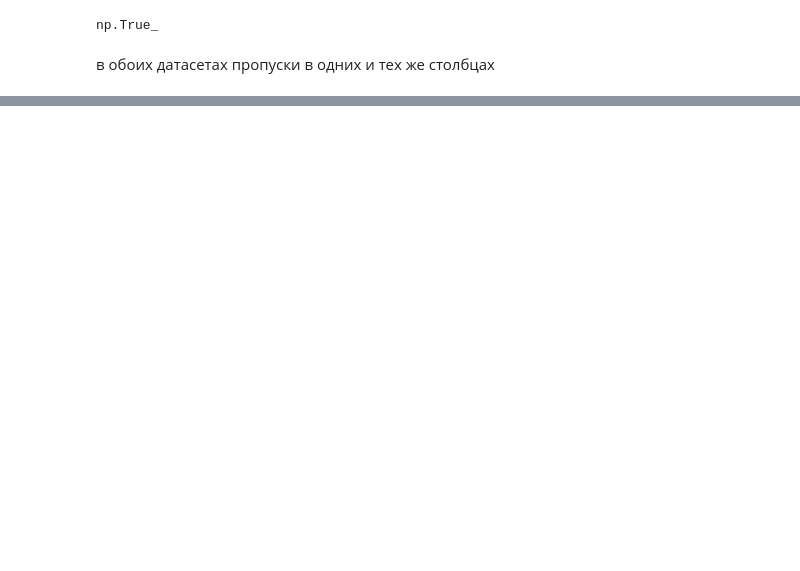
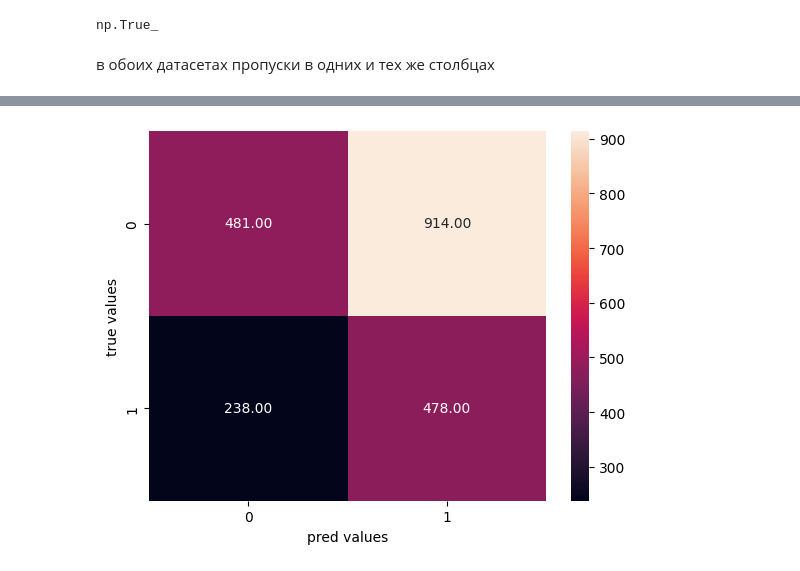
Before and after one commit to LUDVIG-BAISER/workshop, a Jupyter notebook: workshop.ipynb, the cells around one changed output, grey strips where cells are left out. Saved outputs shown, nothing was run; the diff lists cells and outputs as text; code cells hidden in the pictures; blank space fills up the shorter version.

```diff
--- a/workshop.ipynb
+++ b/workshop.ipynb
@@ -365,0 +322,2 @@ len(df_train.columns)
+# %%
+X_train, X_test, y_train, y_test = train_test_split(X,y, test_size=TEST_SIZE, random_state=RANDOM_STATE)
@@ -365,0 +368,30 @@ len(df_train.columns)
+# %%
+scoring = make_scorer(recall_score)
+
+# Параметры для перебора
+param_grid = [
+    {
+        'model': [CatBoostClassifier(verbose=0, task_type='GPU', class_weights=[1.0, 1.8])],
+        'model__iterations': [50],
+        'model__learning_rate': [0.01, 0.1],
+        'model__depth': [4, 6],
+        'model__l2_leaf_reg': [1, 3],
+        'model__border_count': [32, 64],
+    }
+]
+
+
+r_search = RandomizedSearchCV(
+pipe,
+param_distributions=param_grid,
+n_iter=10,
+scoring=scoring,
+refit=True,
+verbose=3,
+cv=5,
+random_state=RANDOM_STATE,
+n_jobs=1)
+# %%
+%%time
+# Обучение
+r_search.fit(X_train, y_train)
@@ -365,0 +433,3 @@ len(df_train.columns)
+# %%
+y_proba = r_search.predict_proba(X_test)[:,1]
+y_pred = r_search.predict(X_test)
@@ -365,0 +457,7 @@ len(df_train.columns)
+# %%
+cm =confusion_matrix(y_test,  y_pred)
+sns.heatmap(cm, annot=True, fmt='.2f')
+plt.ylabel('true values')
+plt.xlabel('pred values');
+# %% [output]
+[figure, added]
```
Also changed, not shown: parts of 45 cells of this notebook, 4 other files.
